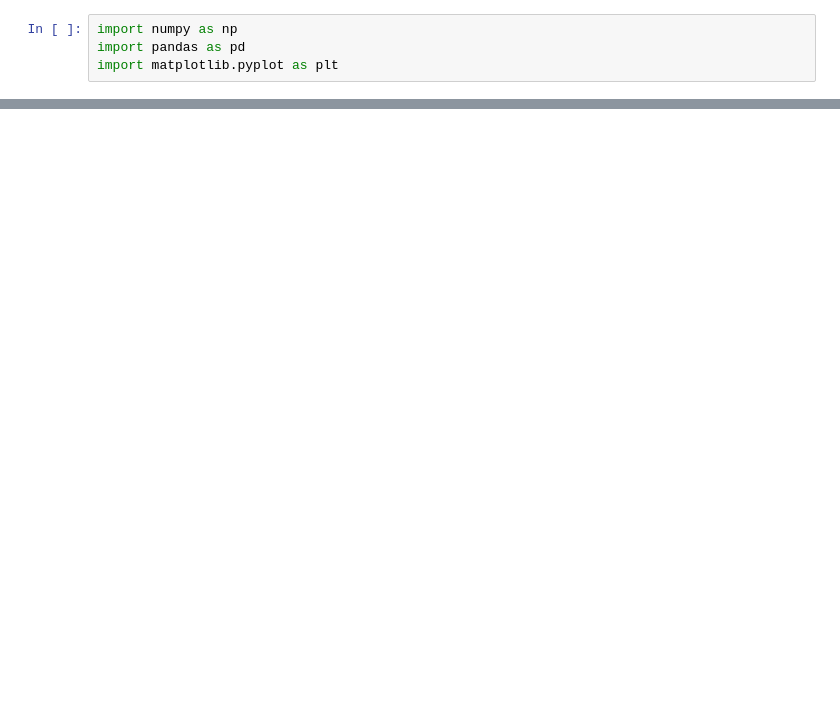
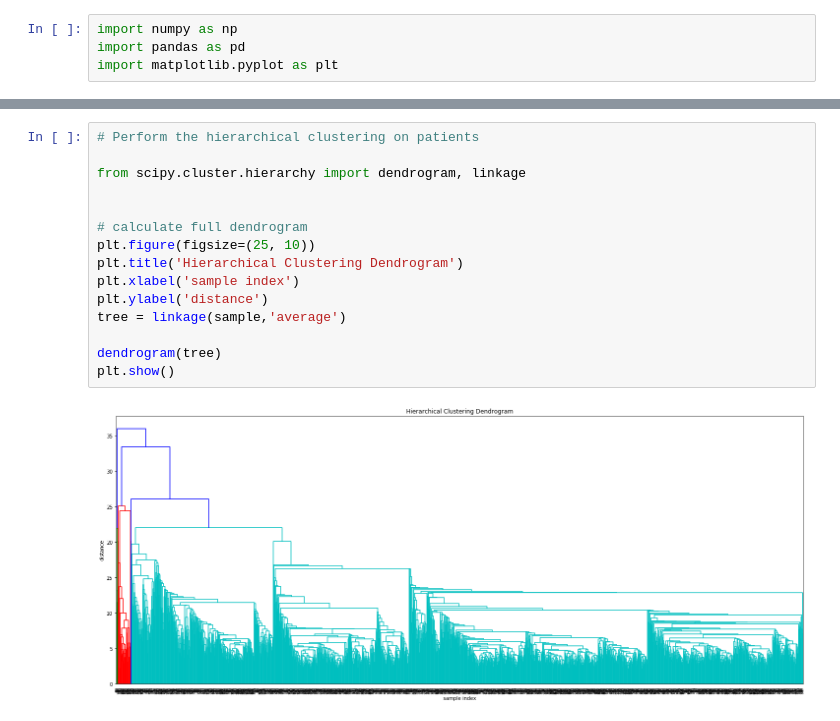
Before and after one commit to jixcheng/cancer-classification, a Jupyter notebook: part_1.ipynb, the cells around one changed output, grey strips where cells are left out. Saved outputs shown, nothing was run; the diff lists cells and outputs as text; blank space fills up the shorter version.

```diff
--- a/part_1.ipynb
+++ b/part_1.ipynb
@@ -56,0 +112,17 @@ sample
+# %%
+# Perform the hierarchical clustering on patients
+
+from scipy.cluster.hierarchy import dendrogram, linkage
+
+
+# calculate full dendrogram
+plt.figure(figsize=(25, 10))
+plt.title('Hierarchical Clustering Dendrogram')
+plt.xlabel('sample index')
+plt.ylabel('distance')
+tree = linkage(sample,'average')
+
+dendrogram(tree)
+plt.show()
+# %% [output]
+[figure, added]
```
Also changed, not shown: parts of 10 cells of this notebook.
